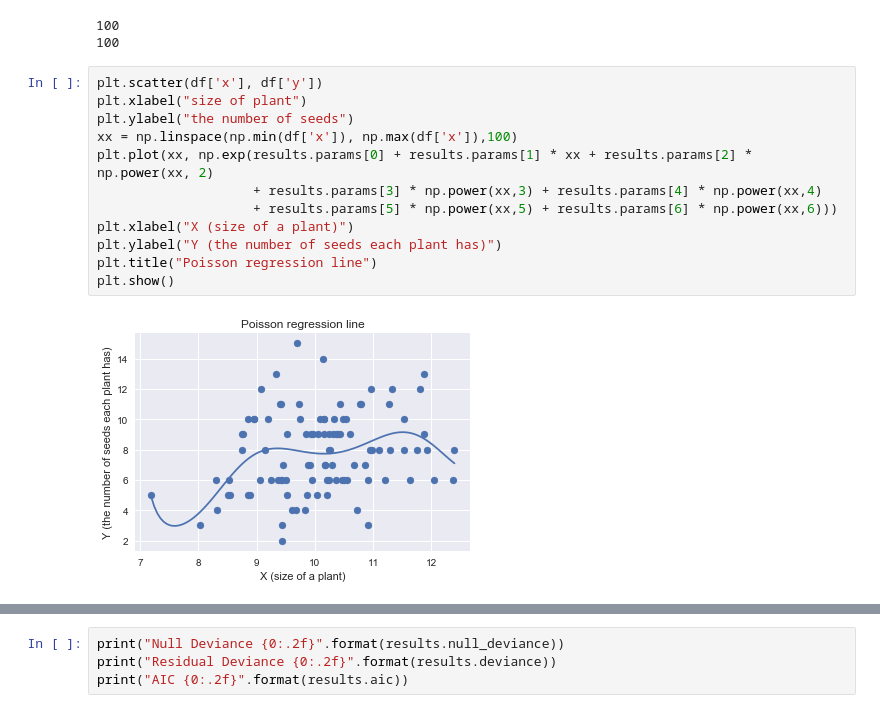
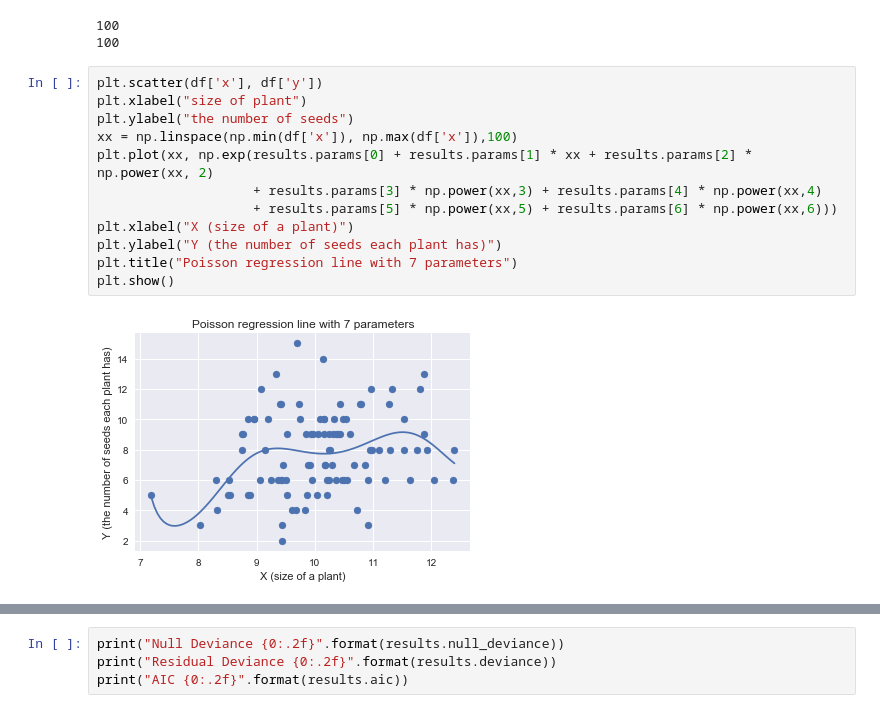
Before and after one commit to Juice178/stats-modeling, a Jupyter notebook: chapters/chapter_4.ipynb, the cells around one changed output, grey strips where cells are left out. Drawn from its saved outputs; the diff is of its cells as text.

```diff
--- a/chapters/chapter_4.ipynb
+++ b/chapters/chapter_4.ipynb
@@ -111,17 +111,17 @@ print(len(df['x']))
 # %%
 plt.scatter(df['x'], df['y'])
 plt.xlabel("size of plant")
 plt.ylabel("the number of seeds")
 xx = np.linspace(np.min(df['x']), np.max(df['x']),100)
 plt.plot(xx, np.exp(results.params[0] + results.params[1] * xx + results.params[2] * np.power(xx, 2)
                     + results.params[3] * np.power(xx,3) + results.params[4] * np.power(xx,4)
                     + results.params[5] * np.power(xx,5) + results.params[6] * np.power(xx,6)))
 plt.xlabel("X (size of a plant)")
 plt.ylabel("Y (the number of seeds each plant has)")
-plt.title("Poisson regression line")
+plt.title("Poisson regression line with 7 parameters")
 plt.show()
 # %% [output]
-[figure, old version]
+[figure, new version]
 # %%
 results = smf.glm('y ~ x', data=df,
                  family=sm.families.Poisson(link=sm.families.links.log)).fit()
```
Also changed, not shown: parts of 10 cells of this notebook.
